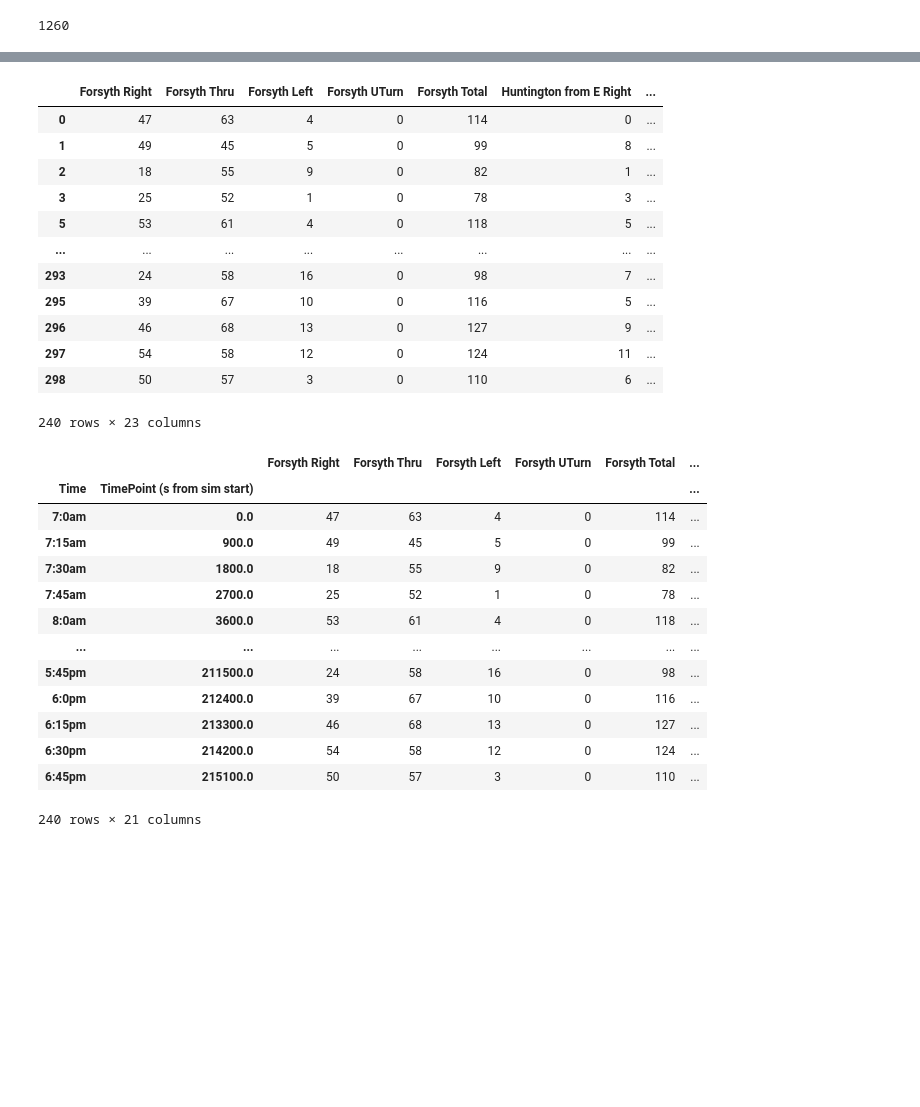
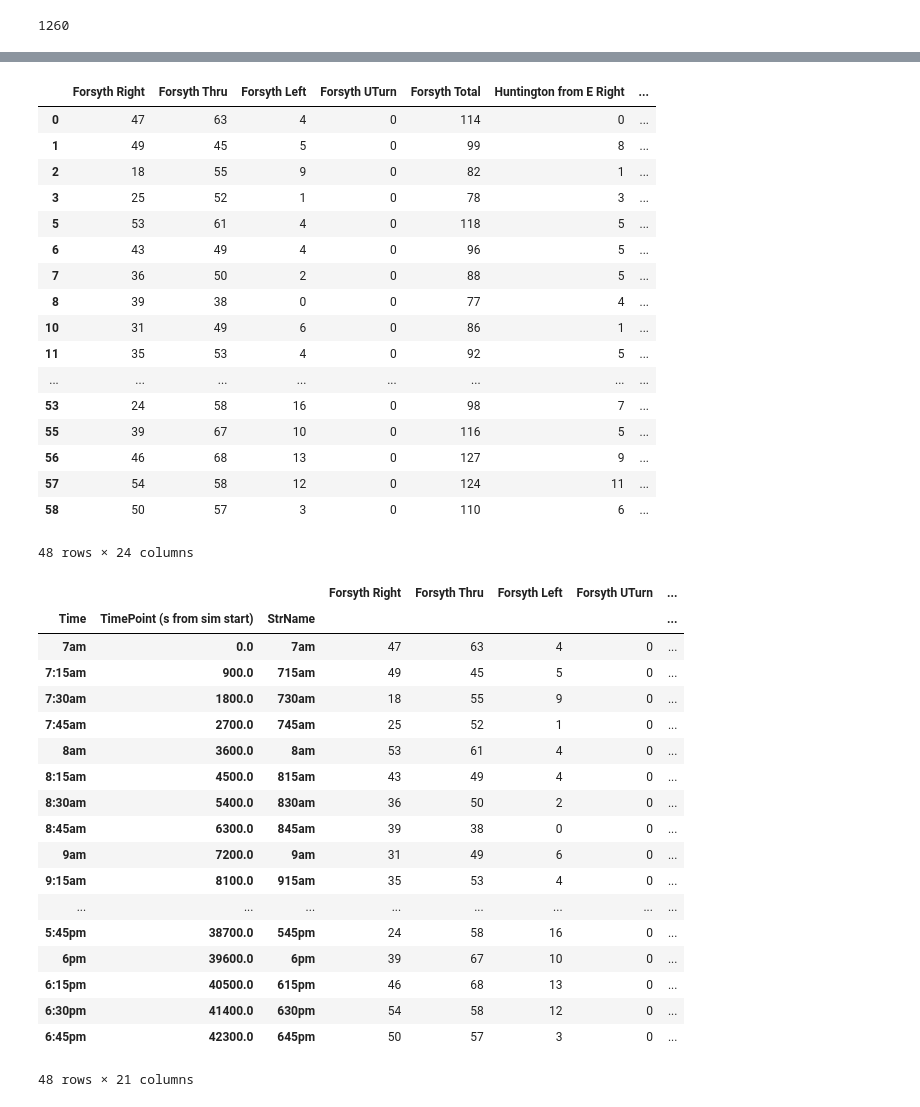
Before and after one commit to xaneeshax/Traffic_Q_Learning_Agent, a Jupyter notebook: Route Miner.ipynb, the cells around one changed output, grey strips where cells are left out. Saved outputs shown, nothing was run; the diff lists cells and outputs as text; code cells hidden in the pictures; blank space fills up the shorter version.

```diff
--- a/Route Miner.ipynb
+++ b/Route Miner.ipynb
@@ -178,10 +183,25 @@ for row in range(len(df_data)):
     if (total):
         df_data.at[row, 'Time'] = str(hr-1) + str(am) + ' total'
         df_data.at[row, 'TimePoint (s from sim start)'] = None
+        df_data.at[row, 'StrName'] = str(hr-1) + str(am) + 'Total'
         total = False
+    elif mins == 0:
+        df_data.at[row, 'Time'] = str(hr) + str(am)
+        df_data.at[row, 'TimePoint (s from sim start)'] = secs
+        df_data.at[row, 'StrName'] = str(hr) + str(am)
+        secs += 900
+        mins += 15
+        if (mins == 60):
+            total = True
+            hr += 1
+            mins = 0
+        if (hr == 13):
+            hr = 1
+            am = 'pm'
     else:
         df_data.at[row, 'Time'] = str(hr) + ':' + str(mins) + str(am)
         df_data.at[row, 'TimePoint (s from sim start)'] = secs
+        df_data.at[row, 'StrName'] = str(hr) + str(mins) + str(am)
         secs += 900
         mins += 15
         if (mins == 60):
@@ -216,31 +241,41 @@ df_filtered
 | 2 | 18 | 55 | 9 | 0 | 82 | 1 | ... |
 | 3 | 25 | 52 | 1 | 0 | 78 | 3 | ... |
 | 5 | 53 | 61 | 4 | 0 | 118 | 5 | ... |
+| 6 | 43 | 49 | 4 | 0 | 96 | 5 | ... |
+| 7 | 36 | 50 | 2 | 0 | 88 | 5 | ... |
+| 8 | 39 | 38 | 0 | 0 | 77 | 4 | ... |
+| 10 | 31 | 49 | 6 | 0 | 86 | 1 | ... |
+| 11 | 35 | 53 | 4 | 0 | 92 | 5 | ... |
 | ... | ... | ... | ... | ... | ... | ... | ... |
-| 293 | 24 | 58 | 16 | 0 | 98 | 7 | ... |
-| 295 | 39 | 67 | 10 | 0 | 116 | 5 | ... |
-| 296 | 46 | 68 | 13 | 0 | 127 | 9 | ... |
-| 297 | 54 | 58 | 12 | 0 | 124 | 11 | ... |
-| 298 | 50 | 57 | 3 | 0 | 110 | 6 | ... |
+| 53 | 24 | 58 | 16 | 0 | 98 | 7 | ... |
+| 55 | 39 | 67 | 10 | 0 | 116 | 5 | ... |
+| 56 | 46 | 68 | 13 | 0 | 127 | 9 | ... |
+| 57 | 54 | 58 | 12 | 0 | 124 | 11 | ... |
+| 58 | 50 | 57 | 3 | 0 | 110 | 6 | ... |
-240 rows × 23 columns
+48 rows × 24 columns
 # %%
-df_final = df_filtered.set_index(['Time', 'TimePoint (s from sim start)'])
+df_final = df_filtered.set_index(['Time', 'TimePoint (s from sim start)', 'StrName'])
 df_final
 # %% [output]
-|  |  | Forsyth Right | Forsyth Thru | Forsyth Left | Forsyth UTurn | Forsyth Total | ... |
-| Time | TimePoint (s from sim start) |  |  |  |  |  | ... |
-| 7:0am | 0.0 | 47 | 63 | 4 | 0 | 114 | ... |
-| 7:15am | 900.0 | 49 | 45 | 5 | 0 | 99 | ... |
-| 7:30am | 1800.0 | 18 | 55 | 9 | 0 | 82 | ... |
-| 7:45am | 2700.0 | 25 | 52 | 1 | 0 | 78 | ... |
-| 8:0am | 3600.0 | 53 | 61 | 4 | 0 | 118 | ... |
+|  |  |  | Forsyth Right | Forsyth Thru | Forsyth Left | Forsyth UTurn | ... |
+| Time | TimePoint (s from sim start) | StrName |  |  |  |  | ... |
+| 7am | 0.0 | 7am | 47 | 63 | 4 | 0 | ... |
+| 7:15am | 900.0 | 715am | 49 | 45 | 5 | 0 | ... |
+| 7:30am | 1800.0 | 730am | 18 | 55 | 9 | 0 | ... |
+| 7:45am | 2700.0 | 745am | 25 | 52 | 1 | 0 | ... |
+| 8am | 3600.0 | 8am | 53 | 61 | 4 | 0 | ... |
+| 8:15am | 4500.0 | 815am | 43 | 49 | 4 | 0 | ... |
+| 8:30am | 5400.0 | 830am | 36 | 50 | 2 | 0 | ... |
+| 8:45am | 6300.0 | 845am | 39 | 38 | 0 | 0 | ... |
+| 9am | 7200.0 | 9am | 31 | 49 | 6 | 0 | ... |
+| 9:15am | 8100.0 | 915am | 35 | 53 | 4 | 0 | ... |
 | ... | ... | ... | ... | ... | ... | ... | ... |
-| 5:45pm | 211500.0 | 24 | 58 | 16 | 0 | 98 | ... |
-| 6:0pm | 212400.0 | 39 | 67 | 10 | 0 | 116 | ... |
-| 6:15pm | 213300.0 | 46 | 68 | 13 | 0 | 127 | ... |
-| 6:30pm | 214200.0 | 54 | 58 | 12 | 0 | 124 | ... |
-| 6:45pm | 215100.0 | 50 | 57 | 3 | 0 | 110 | ... |
+| 5:45pm | 38700.0 | 545pm | 24 | 58 | 16 | 0 | ... |
+| 6pm | 39600.0 | 6pm | 39 | 67 | 10 | 0 | ... |
+| 6:15pm | 40500.0 | 615pm | 46 | 68 | 13 | 0 | ... |
+| 6:30pm | 41400.0 | 630pm | 54 | 58 | 12 | 0 | ... |
+| 6:45pm | 42300.0 | 645pm | 50 | 57 | 3 | 0 | ... |
-240 rows × 21 columns
+48 rows × 21 columns
 # %%
 df_final.head(15)
 # %% [output]
```
Also changed, not shown: parts of 6 cells of this notebook, 4 other files.
